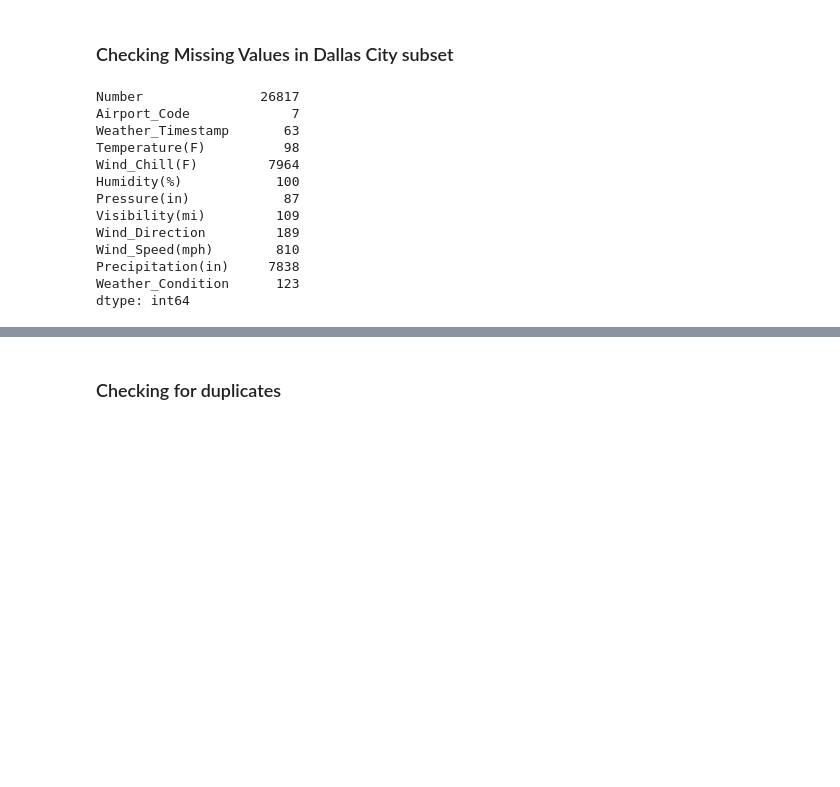
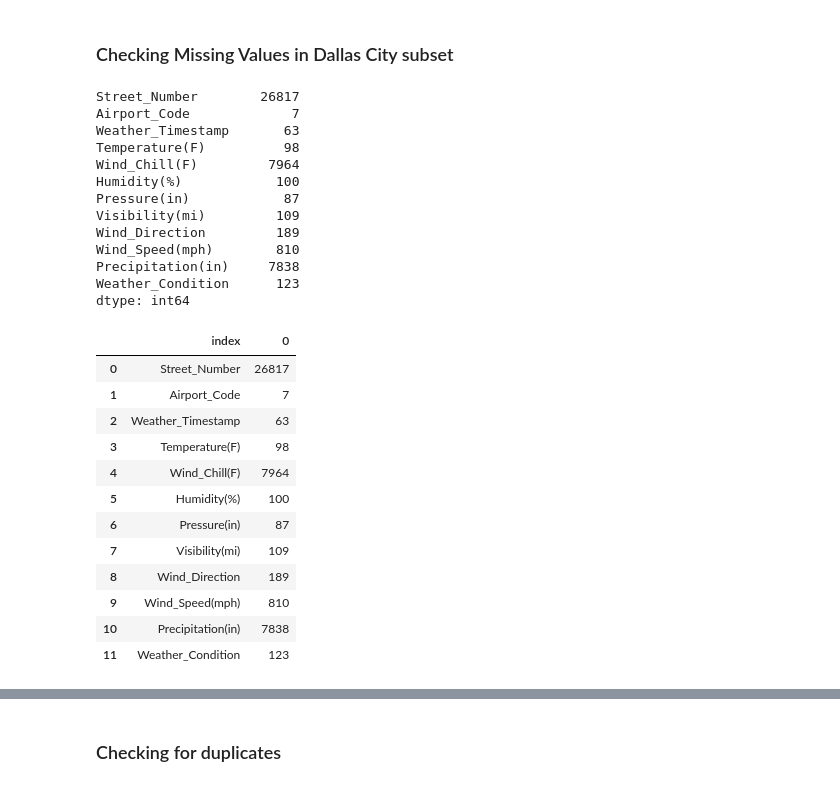
Before and after one commit to rosalierazonable/trafficAccidentAnalysis, a Jupyter notebook: notebooks/Data-Cleaning-and-Restructuring.ipynb, the cells around one changed output, grey strips where cells are left out. Saved outputs shown, nothing was run; the diff lists cells and outputs as text; code cells hidden in the pictures; blank space fills up the shorter version.

```diff
--- a/notebooks/Data-Cleaning-and-Restructuring.ipynb
+++ b/notebooks/Data-Cleaning-and-Restructuring.ipynb
@@ -108,9 +101,10 @@ The number of columns is reduced to 46.
 ### Checking Missing Values in Dallas City subset
 # %%
 na_count = dallas_city.isna().sum()
-na_count[dallas_city.isna().sum()>0]
+missing_val = na_count[dallas_city.isna().sum()>0]
+missing_val
 # %% [output]
-Number               26817
+Street_Number        26817
 Airport_Code             7
 Weather_Timestamp       63
 Temperature(F)          98
@@ -128,0 +120,17 @@ dallas_city['Street_Number'].replace(np.nan, "Not Available", inplace=True)
+# %%
+missing_val = missing_val.reset_index()
+missing_val
+# %% [output]
+|  | index | 0 |
+| 0 | Street_Number | 26817 |
+| 1 | Airport_Code | 7 |
+| 2 | Weather_Timestamp | 63 |
+| 3 | Temperature(F) | 98 |
+| 4 | Wind_Chill(F) | 7964 |
+| 5 | Humidity(%) | 100 |
+| 6 | Pressure(in) | 87 |
+| 7 | Visibility(mi) | 109 |
+| 8 | Wind_Direction | 189 |
+| 9 | Wind_Speed(mph) | 810 |
+| 10 | Precipitation(in) | 7838 |
+| 11 | Weather_Condition | 123 |
```
Also changed, not shown: parts of 39 cells of this notebook.
